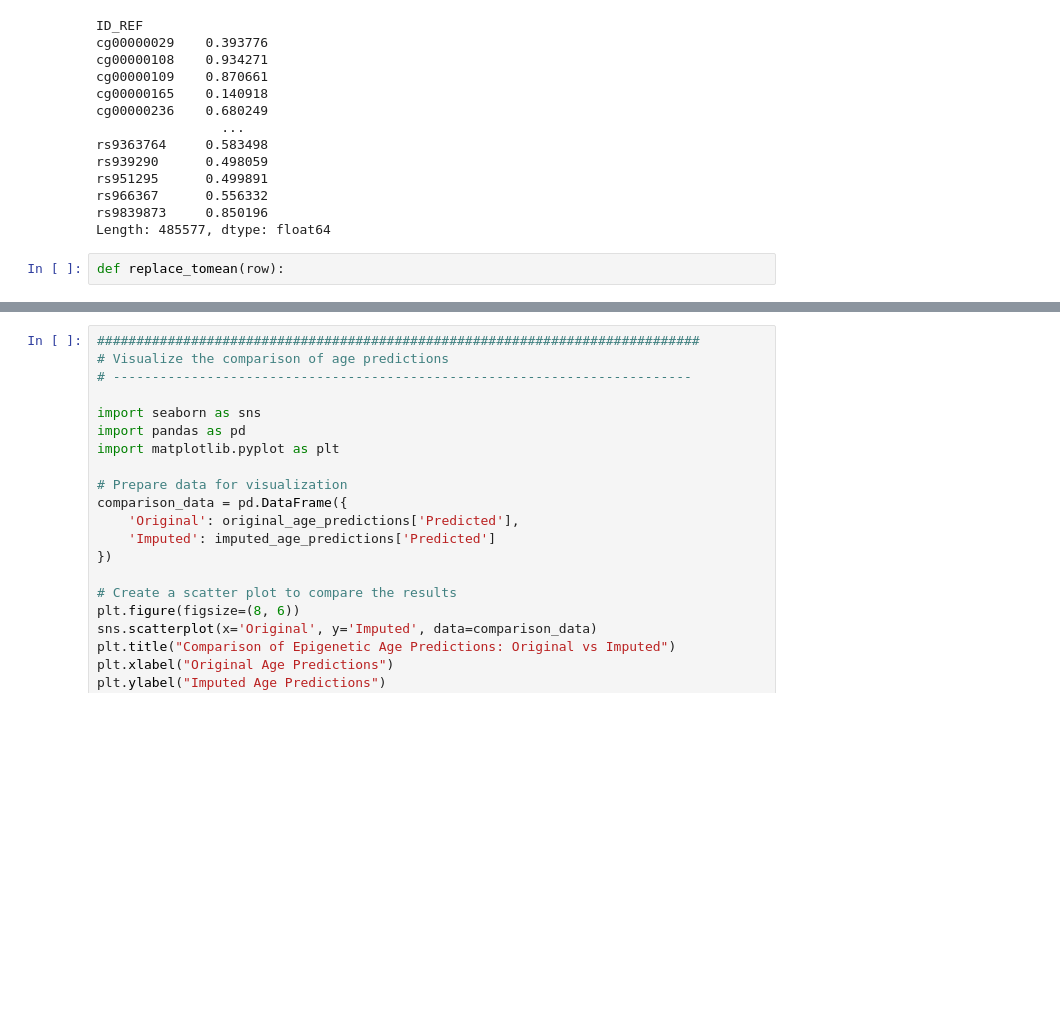
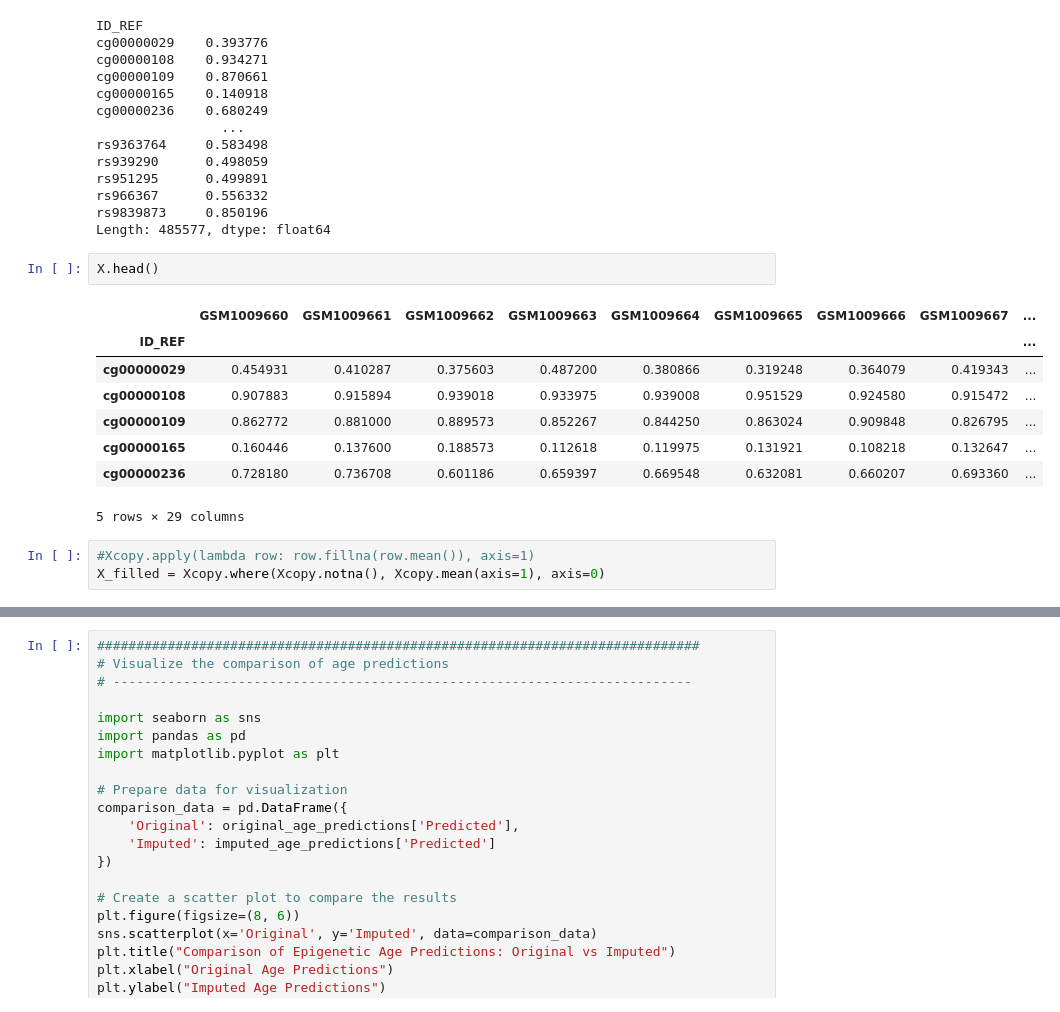
Before and after one commit to ComputationalAgingLab/ComputAge, a Jupyter notebook: computage/deage/workbook3alb.ipynb, the cells around one changed output, grey strips where cells are left out. Cells and saved outputs as stored; diff of their text form; blank space fills up the shorter version.

```diff
--- a/computage/deage/workbook3alb.ipynb
+++ b/computage/deage/workbook3alb.ipynb
@@ -211,5 +179,17 @@ rs951295      0.499891
 rs966367      0.556332
 rs9839873     0.850196
 Length: 485577, dtype: float64
-# %%
-def replace_tomean(row):
+# %%
+X.head()
+# %% [output]
+|  | GSM1009660 | GSM1009661 | GSM1009662 | GSM1009663 | GSM1009664 | GSM1009665 | GSM1009666 | GSM1009667 | ... |
+| ID_REF |  |  |  |  |  |  |  |  | ... |
+| cg00000029 | 0.454931 | 0.410287 | 0.375603 | 0.487200 | 0.380866 | 0.319248 | 0.364079 | 0.419343 | ... |
+| cg00000108 | 0.907883 | 0.915894 | 0.939018 | 0.933975 | 0.939008 | 0.951529 | 0.924580 | 0.915472 | ... |
+| cg00000109 | 0.862772 | 0.881000 | 0.889573 | 0.852267 | 0.844250 | 0.863024 | 0.909848 | 0.826795 | ... |
+| cg00000165 | 0.160446 | 0.137600 | 0.188573 | 0.112618 | 0.119975 | 0.131921 | 0.108218 | 0.132647 | ... |
+| cg00000236 | 0.728180 | 0.736708 | 0.601186 | 0.659397 | 0.669548 | 0.632081 | 0.660207 | 0.693360 | ... |
+5 rows × 29 columns
+# %%
+#Xcopy.apply(lambda row: row.fillna(row.mean()), axis=1)
+X_filled = Xcopy.where(Xcopy.notna(), Xcopy.mean(axis=1), axis=0)
```
Also changed, not shown: parts of 6 cells of this notebook, 1 other file.
